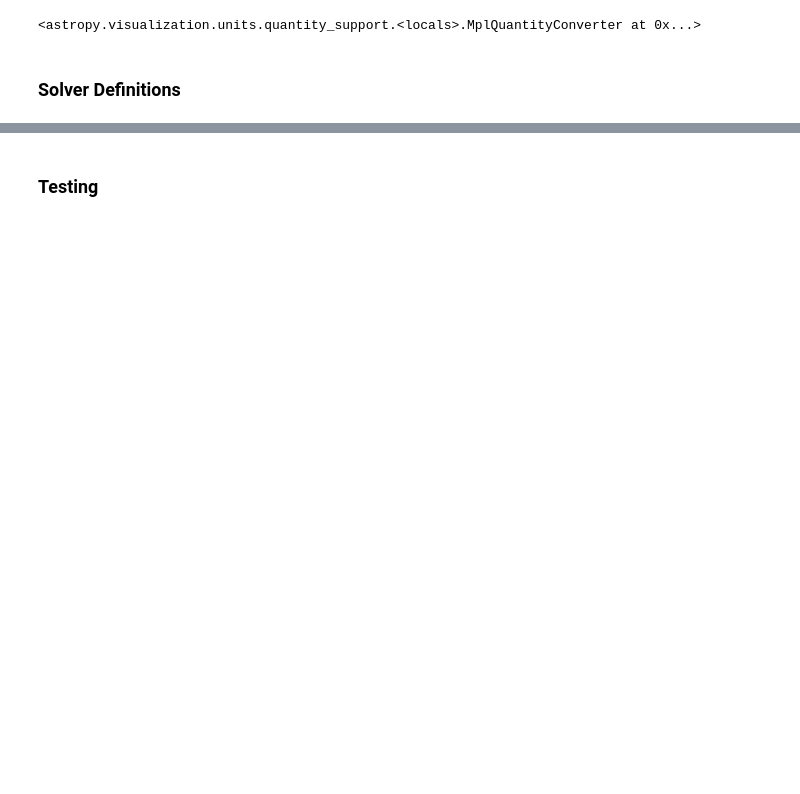
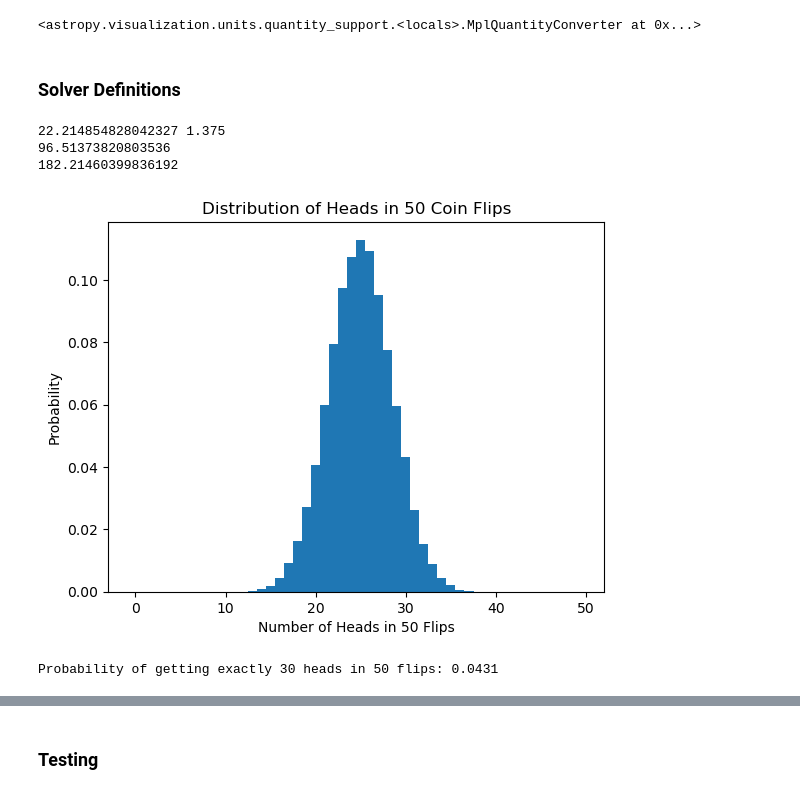
Before and after one commit to LatioAstro/Practice, a Jupyter notebook: AstroFunctions.ipynb, the cells around one changed output, grey strips where cells are left out. Saved outputs shown, nothing was run; the diff lists cells and outputs as text; code cells hidden in the pictures; blank space fills up the shorter version.

```diff
--- a/AstroFunctions.ipynb
+++ b/AstroFunctions.ipynb
@@ -373,0 +418,47 @@ def spherical_volume(R):
+# %%
+duration = 5*24*7*3600
+mohammad_S = 128769
+mohammad_B = 67177721
+mohammad_S_rate = mohammad_S / duration
+mohammad_B_rate = mohammad_B / duration
+garrett_S = 60866
+garrett_B = 16632000 * 0.25
+garrett_S_rate = garrett_S / duration
+garrett_B_rate = garrett_B / duration
+duration = 5*24*7*3600*0.25
+print(mohammad_B_rate,garrett_B_rate)
+
+garrett_MDP = ComputeMDP99_rate(garrett_S_rate, garrett_B_rate, duration=duration)
+print(garrett_MDP)
+mohammad_MDP = ComputeMDP99_rate(mohammad_S_rate, mohammad_B_rate, duration=duration)
+print(mohammad_MDP)
+# %% [output]
+22.214854828042327 1.375
+96.51373820803536
+182.21460399836192
+# %%
+def coinflip():
+    return np.random.choice(['H', 'T'])
+
+def flip_n_coins(n):
+    return [coinflip() for _ in range(n)]
+
+results = []
+for i in range(0,100000):
+    flips = flip_n_coins(50)
+    head_count = flips.count('H')
+    results.append(head_count)
+
+plt.hist(results, bins=np.arange(0, 51) - 0.5, density=True)
+plt.xlabel('Number of Heads in 50 Flips')
+plt.ylabel('Probability')
+plt.title('Distribution of Heads in 50 Coin Flips')
+plt.show()
+
+# Print the probability of getting 25 heads.
+results = np.array(results)
+prob_30_heads = np.mean(results == 30)
+print(f"Probability of getting exactly 30 heads in 50 flips: {prob_30_heads:.4f}")
+# %% [output]
+[figure, added]
+Probability of getting exactly 30 heads in 50 flips: 0.0431
```
Also changed, not shown: parts of 12 cells of this notebook, 18 other files.
